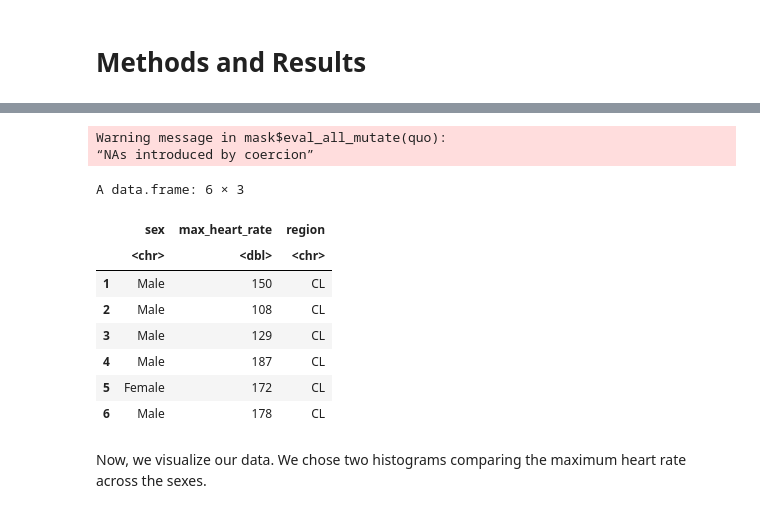
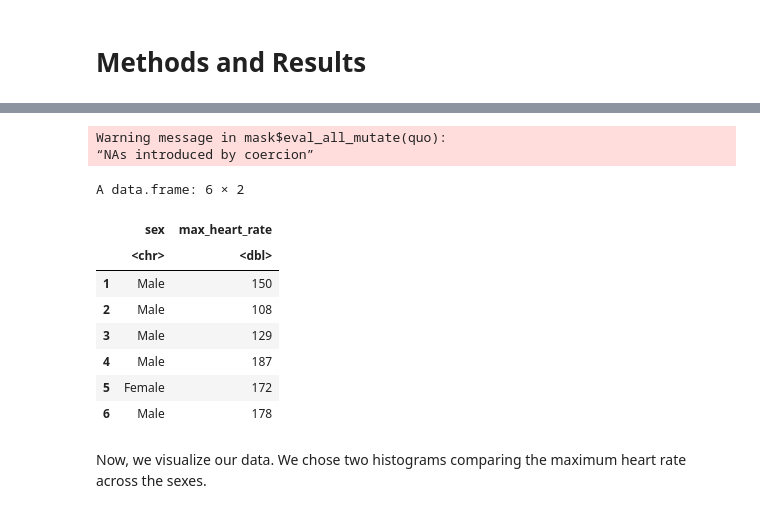
Before and after one commit to glenren/stat_201_group_47, a Jupyter notebook: FinalReport.ipynb, the cells around one changed output, grey strips where cells are left out. Cells and saved outputs as stored; diff of their text form; code cells hidden in the pictures.

Commit message:
minor edit (removed region from data)

```diff
--- a/FinalReport.ipynb
+++ b/FinalReport.ipynb
@@ -24,42 +15,42 @@ library(tidyverse)
 # %%
 # here we import each regional subset, and make an additional variable of "region"
 cl <- read.csv("https://archive.ics.uci.edu/ml/machine-learning-databases/heart-disease/processed.cleveland.data", header = FALSE) %>%
     mutate(region = "CL")
 hg <- read.csv("https://archive.ics.uci.edu/ml/machine-learning-databases/heart-disease/processed.hungarian.data", header = FALSE) %>%
     mutate(region = "HA")
 va <- read.csv("https://archive.ics.uci.edu/ml/machine-learning-databases/heart-disease/processed.va.data", header = FALSE) %>%
     mutate(region = "VA")
 sw <- read.csv("https://archive.ics.uci.edu/ml/machine-learning-databases/heart-disease/processed.switzerland.data", header = FALSE) %>%
     mutate(region = "SW")
 
 # here we merge all four subsets together, and select the needed variables, and rename them for readibility
 data <- rbind(cl, hg, va, sw) %>%
-    select(V2, V8, region) %>%
+    select(V2, V8) %>%
     rename(sex = V2, max_heart_rate = V8) %>%
     mutate(max_heart_rate = as.numeric(max_heart_rate)) %>%
     filter(!is.na(max_heart_rate))
 
 # we also changed max_heart_rate to be reported in double rather than as char, and filtered out the N/A values
 
 # here we renamed the sex categories from integers to readable text
 
 data$sex[data$sex == 1] <- "Male"
 data$sex[data$sex == 0] <- "Female"
 
 # viewing a snippet of our data
 head(data)
 # %% [output]
 Warning message in mask$eval_all_mutate(quo):
 “NAs introduced by coercion”
-A data.frame: 6 × 3
+A data.frame: 6 × 2
-|  | sex | max_heart_rate | region |
-|  | <chr> | <dbl> | <chr> |
-| 1 | Male | 150 | CL |
-| 2 | Male | 108 | CL |
-| 3 | Male | 129 | CL |
-| 4 | Male | 187 | CL |
-| 5 | Female | 172 | CL |
-| 6 | Male | 178 | CL |
+|  | sex | max_heart_rate |
+|  | <chr> | <dbl> |
+| 1 | Male | 150 |
+| 2 | Male | 108 |
+| 3 | Male | 129 |
+| 4 | Male | 187 |
+| 5 | Female | 172 |
+| 6 | Male | 178 |
 # %% [markdown]
 Now, we visualize our data. We chose two histograms comparing the maximum heart rate across the sexes.
 # %%
```
Also changed, not shown: parts of 3 cells of this notebook.
